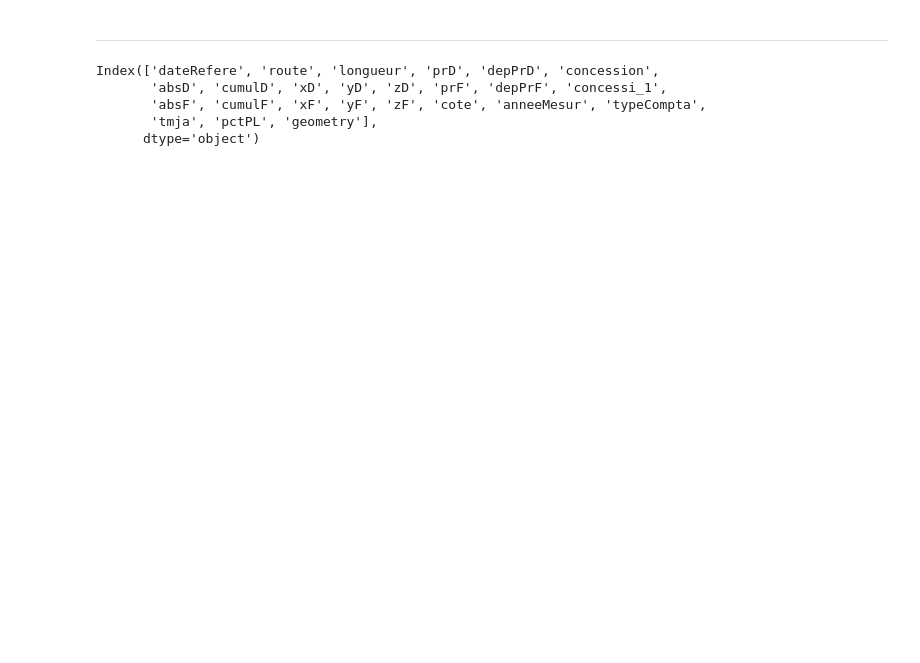
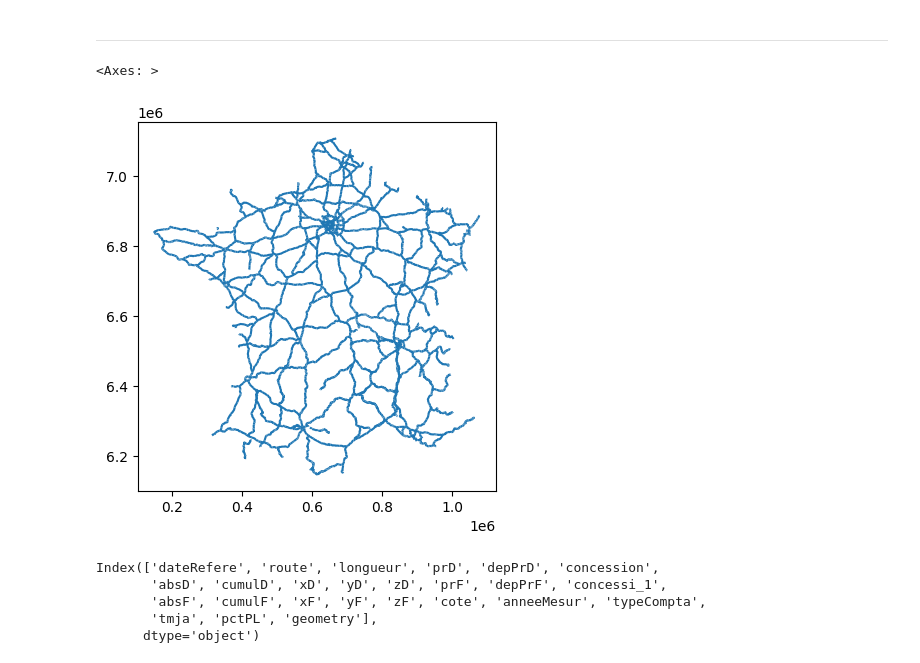
Before and after one commit to dataforgoodfr/batch11_e_cartomobile, a Jupyter notebook: notebooks/TMJA_et_extrapolation_tourisme.ipynb, the cells around one changed output. Saved outputs shown, nothing was run; the diff lists cells and outputs as text; code cells hidden in the pictures; blank space fills up the shorter version.

```diff
--- a/notebooks/TMJA_et_extrapolation_tourisme.ipynb
+++ b/notebooks/TMJA_et_extrapolation_tourisme.ipynb
@@ -23,6 +24,11 @@ file_name = 'TMJA2018'
 tmja = gpd.read_feather(os.path.join(data_path,file_name + '.feather'))
 # %% [markdown]
 --------
+# %%
+tmja.plot()
+# %% [output]
+<Axes: >
+[figure, added]
 # %%
 tmja_wrs84 = tmja.to_crs(4326)
 # %%
```
Also changed, not shown: parts of 39 cells of this notebook, 2 other files.
